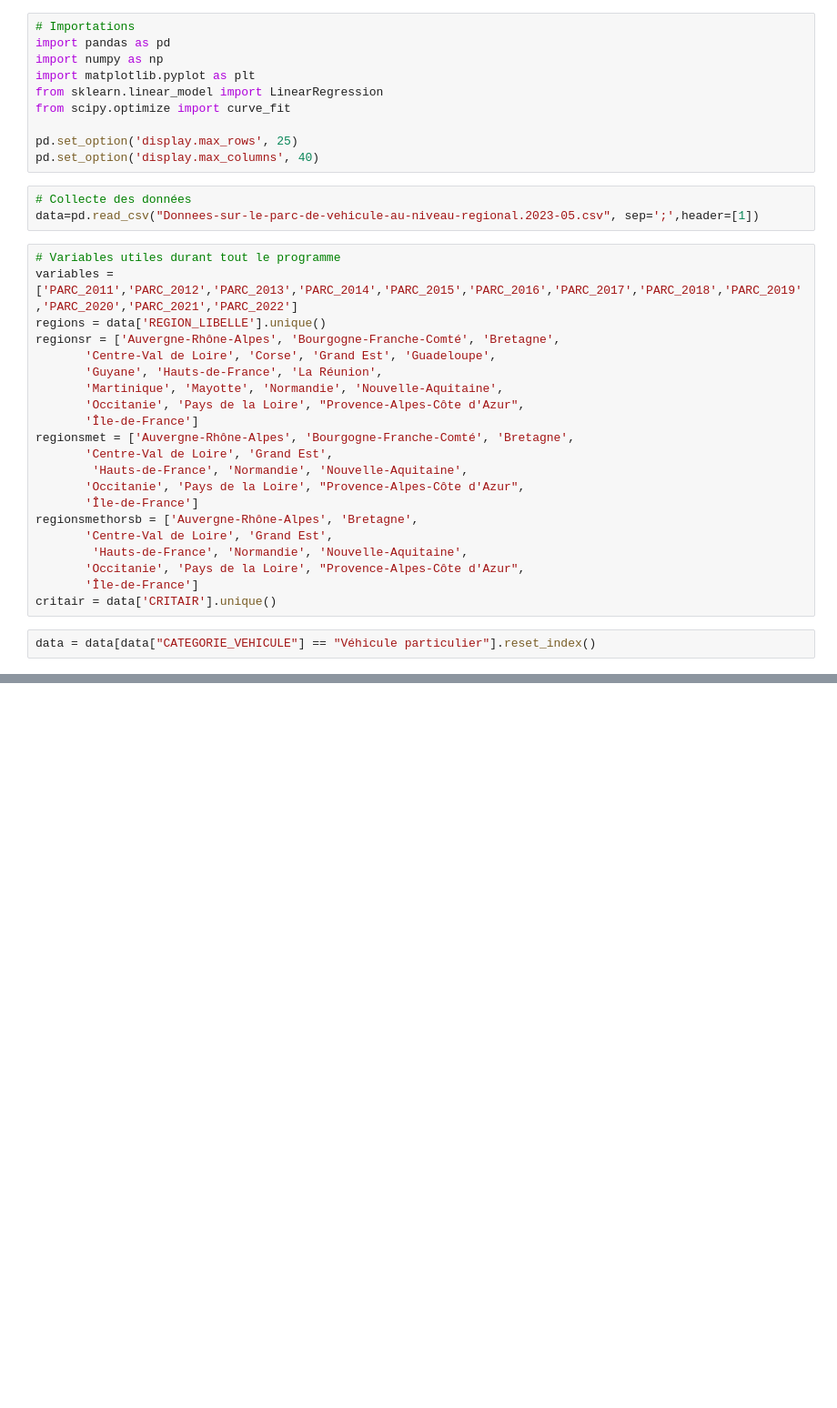
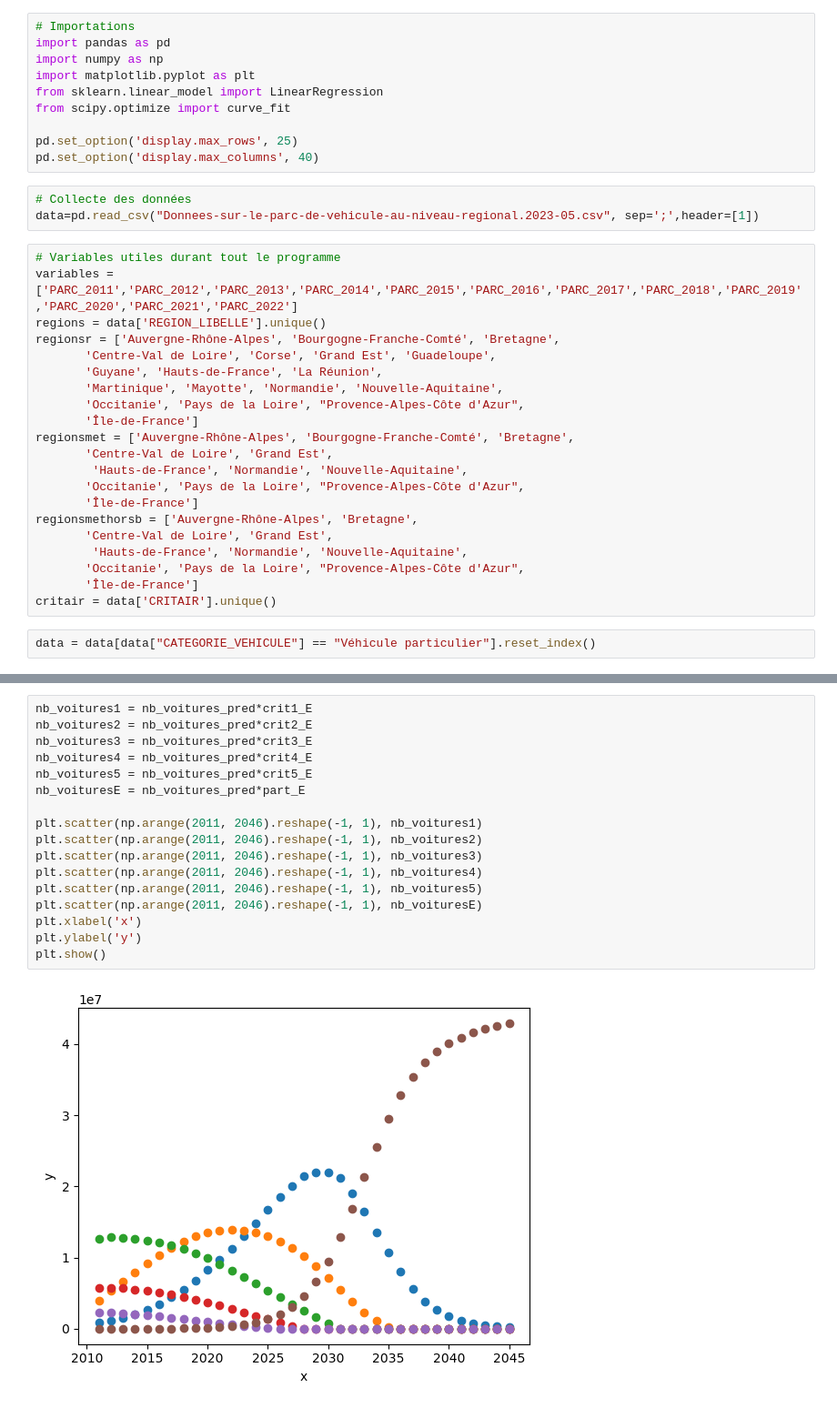
Before and after one commit to TheoLBTN/Projet-Python, a Jupyter notebook: Tendances.ipynb, the cells around one changed output, grey strips where cells are left out. Shown at 91% size. Drawn from its saved outputs; the diff is of its cells as text; blank space fills up the shorter version.

```diff
--- a/Tendances.ipynb
+++ b/Tendances.ipynb
@@ -129,0 +420,19 @@ for i in ["Crit'Air E","Crit'Air 1","Crit'Air 2","Crit'Air 3","Crit'Air 4","Crit
+# %%
+nb_voitures1 = nb_voitures_pred*crit1_E
+nb_voitures2 = nb_voitures_pred*crit2_E
+nb_voitures3 = nb_voitures_pred*crit3_E
+nb_voitures4 = nb_voitures_pred*crit4_E
+nb_voitures5 = nb_voitures_pred*crit5_E
+nb_voituresE = nb_voitures_pred*part_E
+
+plt.scatter(np.arange(2011, 2046).reshape(-1, 1), nb_voitures1)
+plt.scatter(np.arange(2011, 2046).reshape(-1, 1), nb_voitures2)
+plt.scatter(np.arange(2011, 2046).reshape(-1, 1), nb_voitures3)
+plt.scatter(np.arange(2011, 2046).reshape(-1, 1), nb_voitures4)
+plt.scatter(np.arange(2011, 2046).reshape(-1, 1), nb_voitures5)
+plt.scatter(np.arange(2011, 2046).reshape(-1, 1), nb_voituresE)
+plt.xlabel('x')
+plt.ylabel('y')
+plt.show()
+# %% [output]
+[figure, added]
```
Also changed, not shown: parts of 10 cells of this notebook.
